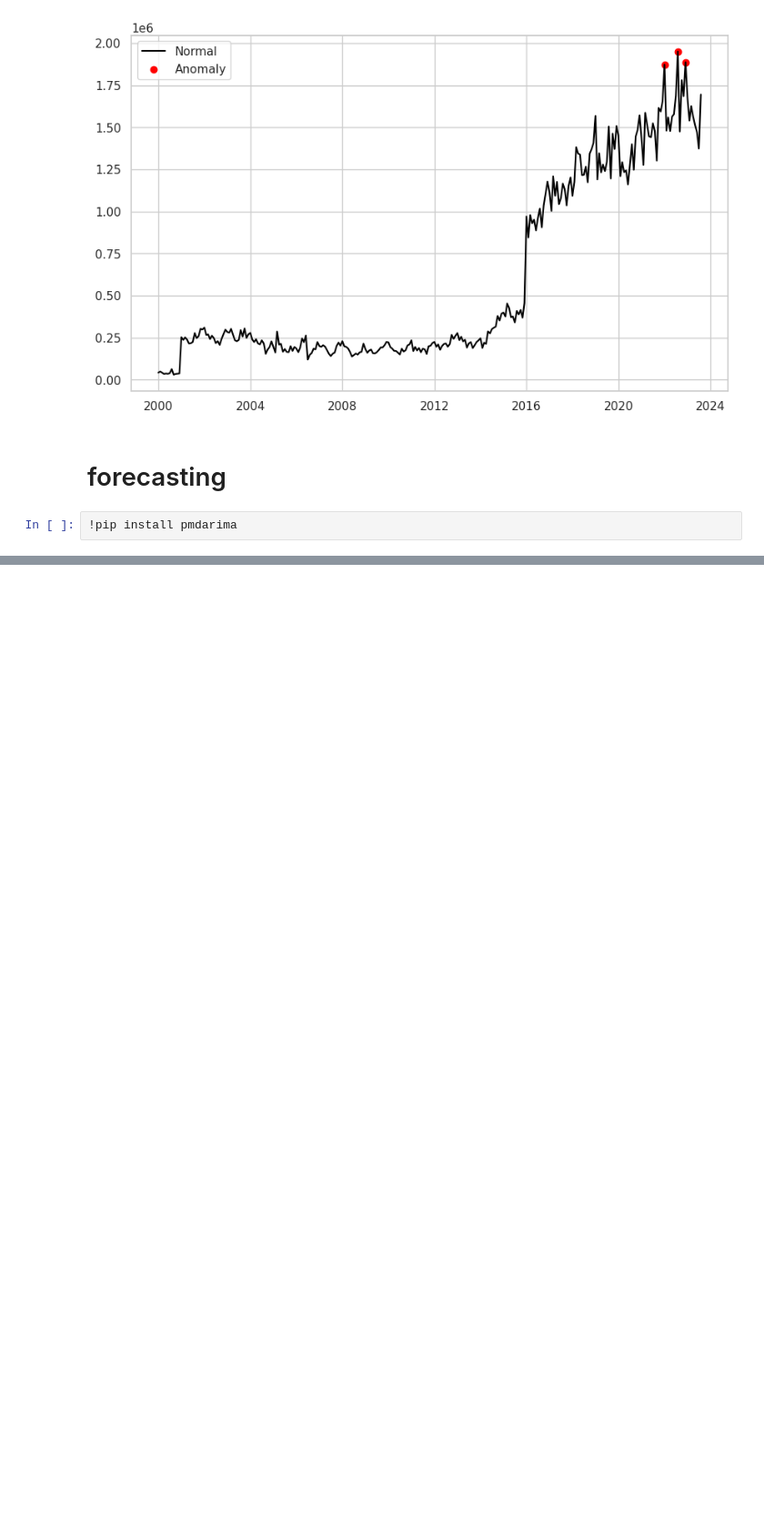
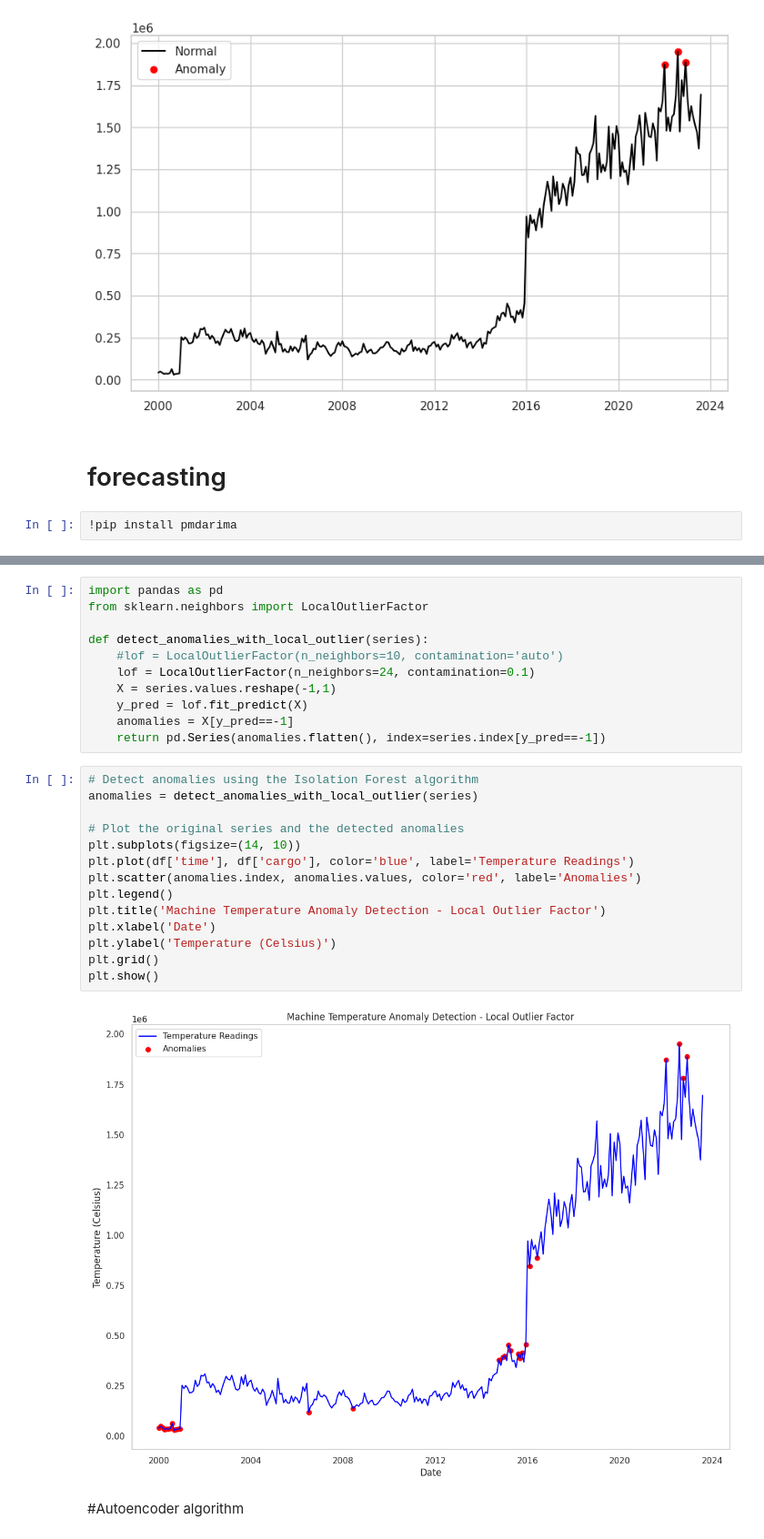
Before and after one commit to jamiroquai1225/Anomaly-Detection, a Jupyter notebook: anomaly_detection_of_the_time_series_data_in_jeju_seaport.ipynb, the cells around one changed output, grey strips where cells are left out. Shown at 91% size. Drawn from its saved outputs; the diff is of its cells as text; blank space fills up the shorter version.

```diff
--- a/anomaly_detection_of_the_time_series_data_in_jeju_seaport.ipynb
+++ b/anomaly_detection_of_the_time_series_data_in_jeju_seaport.ipynb
@@ -678,0 +1063,29 @@ from fbprophet import Prophet
+# %%
+import pandas as pd
+from sklearn.neighbors import LocalOutlierFactor
+
+def detect_anomalies_with_local_outlier(series):
+    #lof = LocalOutlierFactor(n_neighbors=10, contamination='auto')
+    lof = LocalOutlierFactor(n_neighbors=24, contamination=0.1)
+    X = series.values.reshape(-1,1)
+    y_pred = lof.fit_predict(X)
+    anomalies = X[y_pred==-1]
+    return pd.Series(anomalies.flatten(), index=series.index[y_pred==-1])
+# %%
+# Detect anomalies using the Isolation Forest algorithm
+anomalies = detect_anomalies_with_local_outlier(series)
+
+# Plot the original series and the detected anomalies
+plt.subplots(figsize=(14, 10))
+plt.plot(df['time'], df['cargo'], color='blue', label='Temperature Readings')
+plt.scatter(anomalies.index, anomalies.values, color='red', label='Anomalies')
+plt.legend()
+plt.title('Machine Temperature Anomaly Detection - Local Outlier Factor')
+plt.xlabel('Date')
+plt.ylabel('Temperature (Celsius)')
+plt.grid()
+plt.show()
+# %% [output]
+[figure, added]
+# %% [markdown]
+#Autoencoder algorithm
```
Also changed, not shown: parts of 41 cells of this notebook.
